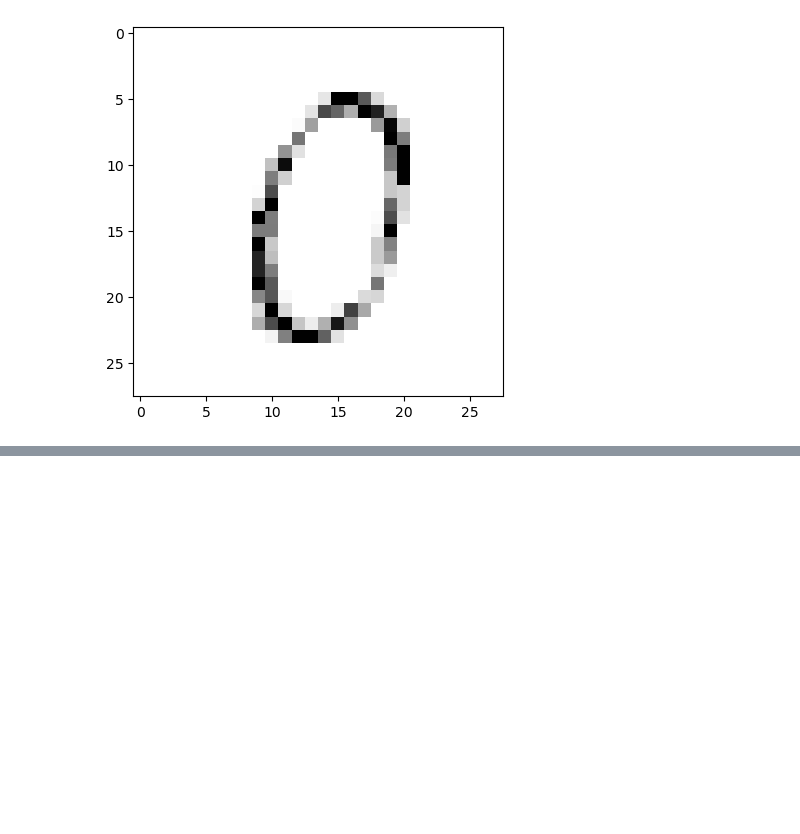
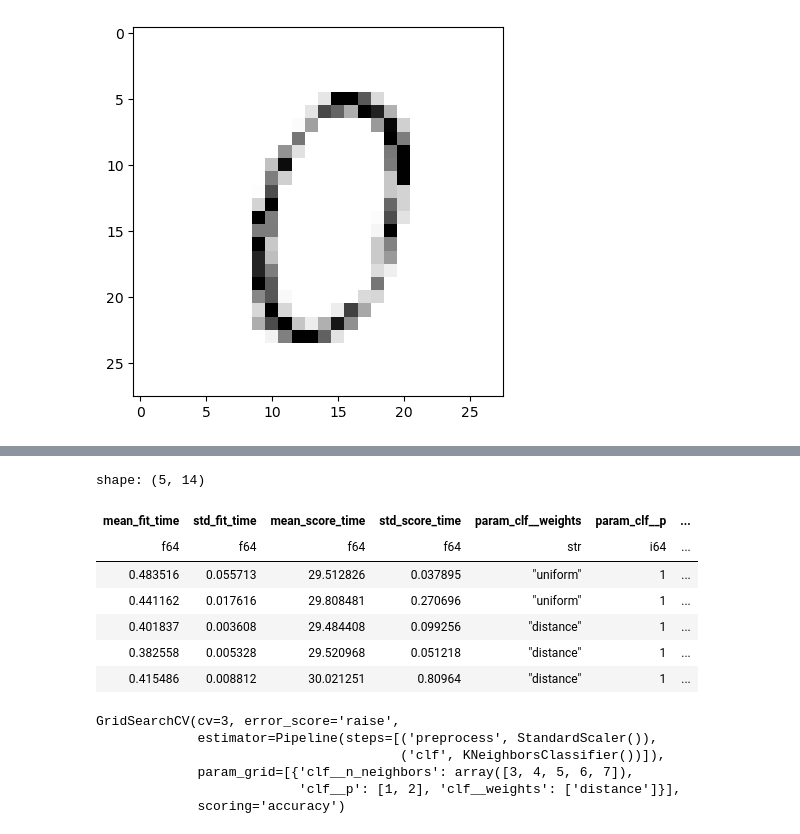
Before and after one commit to OriolPalacios/hands-on-ml-exercises, a Jupyter notebook: notebooks/third_chapter.ipynb, the cells around one changed output, grey strips where cells are left out. Drawn from its saved outputs; the diff is of its cells as text; code cells hidden in the pictures; blank space fills up the shorter version.

```diff
--- a/notebooks/third_chapter.ipynb
+++ b/notebooks/third_chapter.ipynb
@@ -486,0 +504,6 @@ plt.imshow(clean_digit.reshape(28,28), cmap='binary')
+# %%
+from sklearn.model_selection import train_test_split
+
+X_train, X_test, y_train, y_test = train_test_split(
+    X, y, test_size=0.2, stratify=y, random_state=42
+)
@@ -486,0 +619,27 @@ plt.imshow(clean_digit.reshape(28,28), cmap='binary')
+# %%
+knn_pipeline = Pipeline([
+    ('preprocess', StandardScaler()),
+    ('clf', KNeighborsClassifier())
+
+])
+
+knn_parameters = [
+    {
+        'clf__n_neighbors': np.arange(1,22),
+        'clf__weights': ['distance', 'uniform'],
+        'clf__p': [1]
+    }
+]
+
+grid_search_knn_clf = RandomizedSearchCV(
+    knn_pipeline,
+    knn_parameters,
+    cv=3,
+    scoring='accuracy',
+    error_score='raise',
+    refit=True,
+    n_iter=5,
+    random_state=42
+)
+
+grid_search_knn_clf.fit(X_train, y_train)
@@ -486,0 +657,44 @@ plt.imshow(clean_digit.reshape(28,28), cmap='binary')
+# %%
+cvres = pl.DataFrame(grid_search_knn_clf.cv_results_)
+cvres
+# %% [output]
+shape: (5, 14)
+| mean_fit_time | std_fit_time | mean_score_time | std_score_time | param_clf__weights | param_clf__p | ... |
+| f64 | f64 | f64 | f64 | str | i64 | ... |
+| 0.483516 | 0.055713 | 29.512826 | 0.037895 | "uniform" | 1 | ... |
+| 0.441162 | 0.017616 | 29.808481 | 0.270696 | "uniform" | 1 | ... |
+| 0.401837 | 0.003608 | 29.484408 | 0.099256 | "distance" | 1 | ... |
+| 0.382558 | 0.005328 | 29.520968 | 0.051218 | "distance" | 1 | ... |
+| 0.415486 | 0.008812 | 30.021251 | 0.80964 | "distance" | 1 | ... |
+# %%
+knn_pipeline = Pipeline([
+    ('preprocess', StandardScaler()),
+    ('clf', KNeighborsClassifier())
+
+])
+
+knn_parameters = [
+    {
+        'clf__n_neighbors': np.arange(3,8),
+        'clf__weights': ['distance'],
+        'clf__p': [1,2]
+    }
+]
+
+grid_search_knn_clf = GridSearchCV(
+    knn_pipeline,
+    knn_parameters,
+    cv=3,
+    scoring='accuracy',
+    error_score='raise',
+    refit=True
+)
+
+grid_search_knn_clf.fit(X_train, y_train)
+# %% [output]
+GridSearchCV(cv=3, error_score='raise',
+             estimator=Pipeline(steps=[('preprocess', StandardScaler()),
+                                       ('clf', KNeighborsClassifier())]),
+             param_grid=[{'clf__n_neighbors': array([3, 4, 5, 6, 7]),
+                          'clf__p': [1, 2], 'clf__weights': ['distance']}],
+             scoring='accuracy')
```
Also changed, not shown: parts of 55 cells of this notebook.
